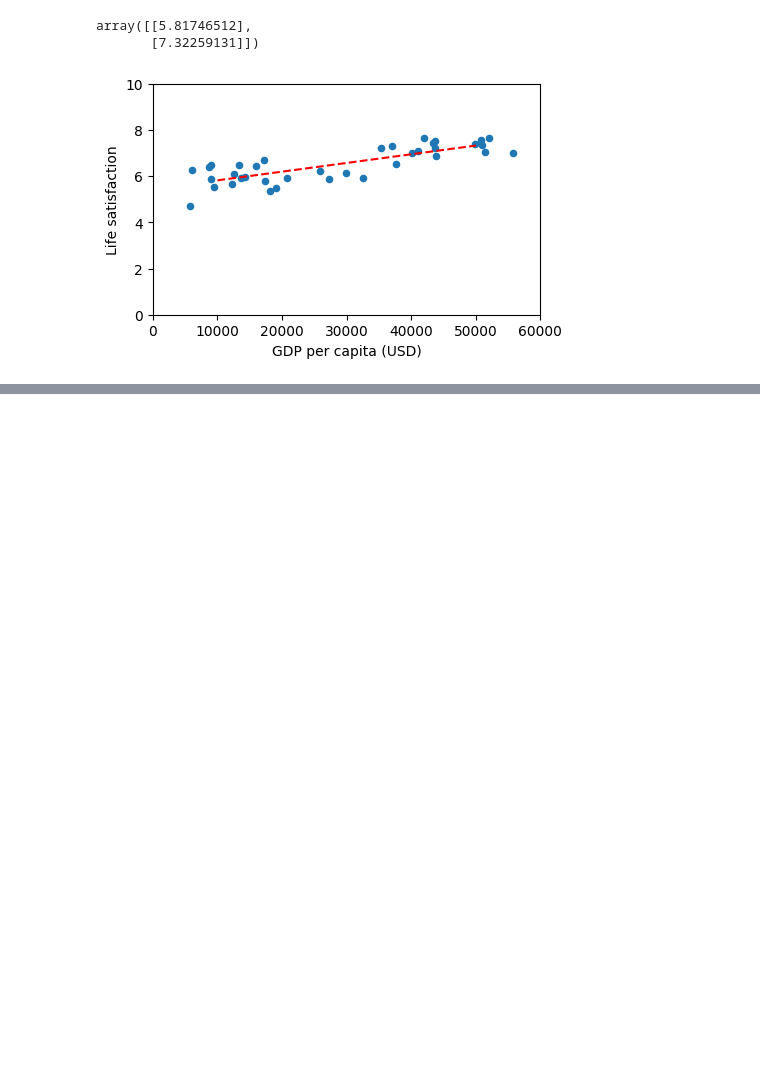
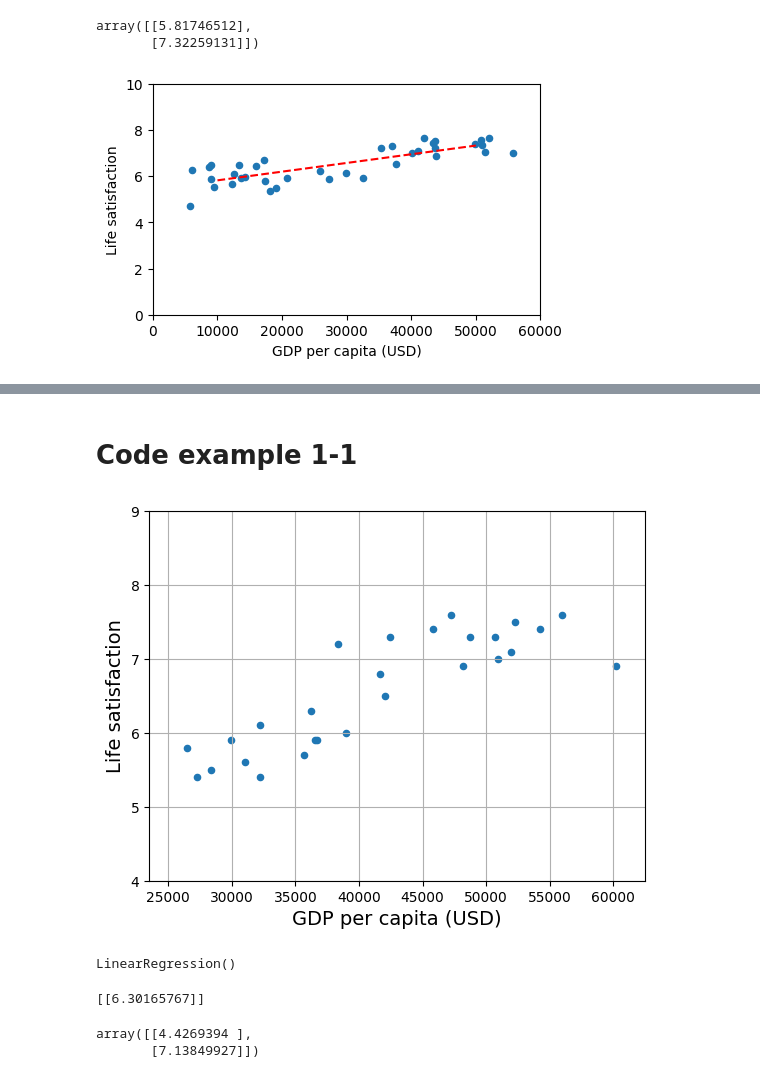
Before and after one commit to Saifullah785/hands-on-ml-notes-practice, a Jupyter notebook: Chapter_01_Machine_Learning_Landscape.ipynb, the cells around one changed output, grey strips where cells are left out. Drawn from its saved outputs; the diff is of its cells as text; code cells hidden in the pictures; blank space fills up the shorter version.

Commit message:
Created using Colab while studying and practicing the book Chapter 01, the machine learning landscape

```diff
--- a/Chapter_01_Machine_Learning_Landscape.ipynb
+++ b/Chapter_01_Machine_Learning_Landscape.ipynb
@@ -336,0 +386,8 @@ plt.show()
+# %%
+import matplotlib.pyplot as plt
+
+plt.rc('font', size=12)
+plt.rc('axes', labelsize=14, titlesize=14)
+plt.rc('legend', fontsize=12)
+plt.rc('xtick', labelsize=10)
+plt.rc('ytick', labelsize=10)
@@ -336,0 +397,2 @@ plt.show()
+# %% [markdown]
+# **Code example 1-1**
@@ -336,0 +404,15 @@ plt.show()
+# %%
+# Download and prepare the data
+data_root = "https://github.com/ageron/data/raw/main/"
+lifesat = pd.read_csv(data_root + "lifesat/lifesat.csv")
+X = lifesat[["GDP per capita (USD)"]].values
+y = lifesat[["Life satisfaction"]].values
+# %%
+# Visulalize the data
+
+lifesat.plot(kind='scatter', grid=True, x="GDP per capita (USD)", y="Life satisfaction")
+
+plt.axis([23_500, 62_500, 4, 9])
+plt.show()
+# %% [output]
+[figure, added]
@@ -336,0 +423,6 @@ plt.show()
+# %%
+# Train  the model
+
+model.fit(X, y)
+# %% [output]
+LinearRegression()
@@ -336,0 +433,17 @@ plt.show()
+# %%
+# Make a prediction for Cyprus
+
+print(model.predict(x_new))
+# %% [output]
+[[6.30165767]]
+# %%
+# Let's visualize our model, because it's a Linear one, we can plot it using two points
+
+x = [[10000],[50000]]
+
+y_hat = model.predict(x)
+
+y_hat
+# %% [output]
+array([[4.4269394 ],
+       [7.13849927]])
```
Also changed, not shown: parts of 39 cells of this notebook.
